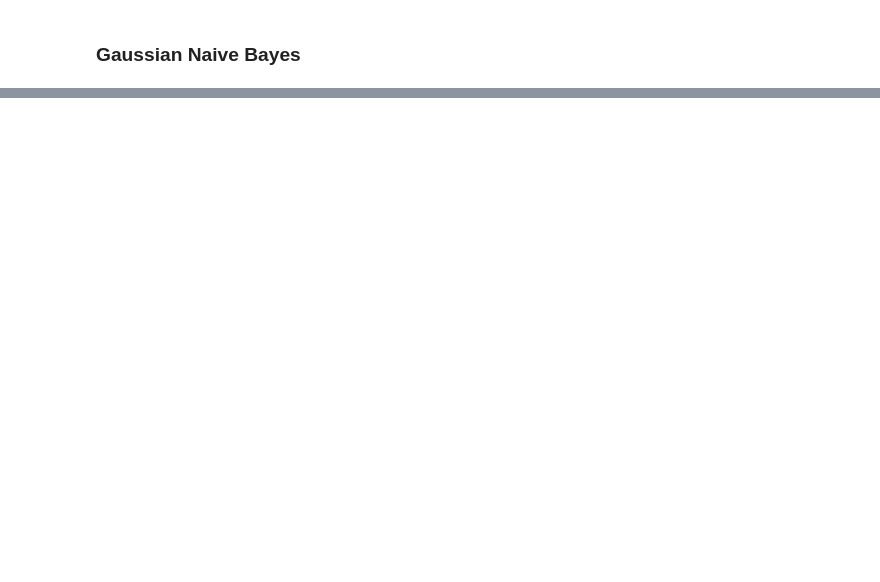
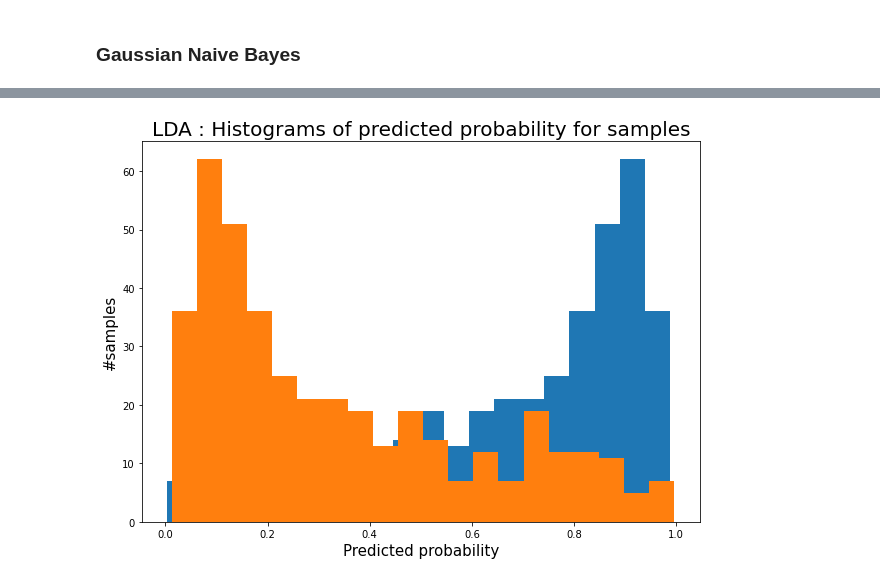
Before and after one commit to yunhao-tech/Course_project, a Jupyter notebook: IPP-Practical Machine learning/Session 3/ML_TP3.ipynb, the cells around one changed output, grey strips where cells are left out. Saved outputs shown, nothing was run; the diff lists cells and outputs as text; code cells hidden in the pictures; blank space fills up the shorter version.

```diff
--- a/IPP-Practical Machine learning/Session 3/ML_TP3.ipynb
+++ b/IPP-Practical Machine learning/Session 3/ML_TP3.ipynb
@@ -179,0 +265,15 @@ The optimal parameter is reg_param=0.63. We found that the AUC socre is better t
+# %%
+def hist_predicted_proba(score, model_name):
+    plt.figure(figsize=(10, 7))
+    plt.title(model_name + " : Histograms of predicted probability for samples", size=20)
+    plt.hist(score[:,0], bins=20)
+    plt.hist(score[:,1], bins=20)
+    plt.xlabel("Predicted probability", size=15)
+    plt.ylabel("#samples", size=15)
+    plt.show()
+# %%
+lda = LinearDiscriminantAnalysis(shrinkage=0.41, solver='eigen').fit(pima_train_x, pima_train_y)
+score = lda.predict_proba(pima_test_x)
+hist_predicted_proba(score, "LDA")
+# %% [output]
+[figure, added]
```
Also changed, not shown: parts of 103 cells of this notebook.
